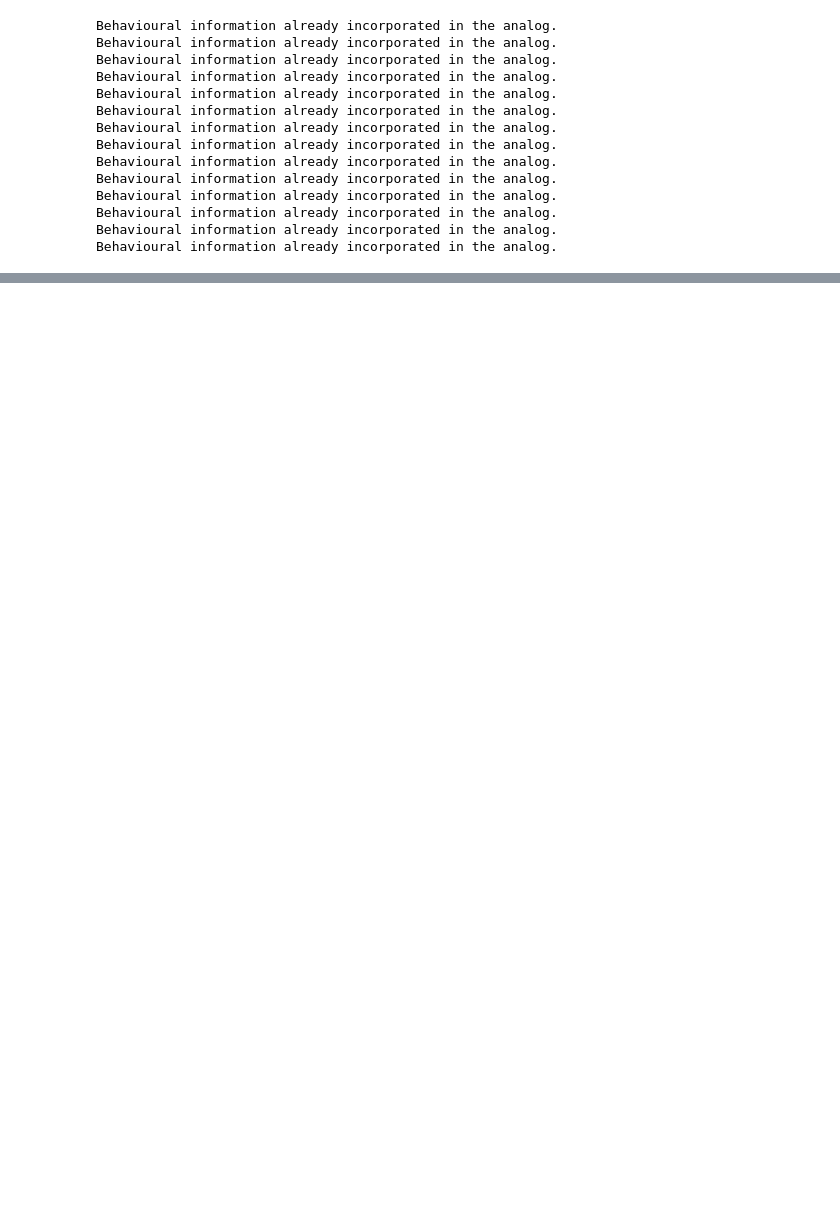
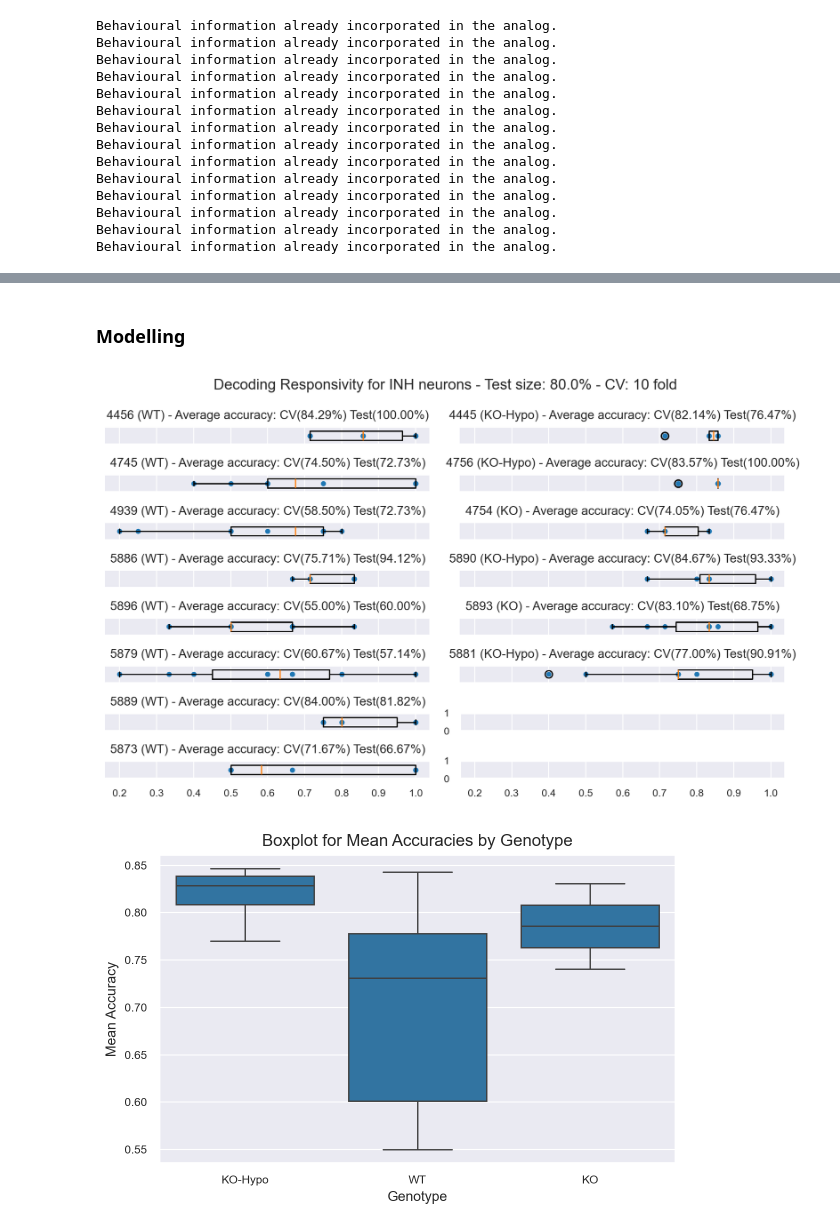
Before and after one commit to OuraniaSem/Percephone, a Jupyter notebook: Figures/Decoding_responsivity.ipynb, the cells around one changed output, grey strips where cells are left out. Saved outputs shown, nothing was run; the diff lists cells and outputs as text; code cells hidden in the pictures; blank space fills up the shorter version.

```diff
--- a/Figures/Decoding_responsivity.ipynb
+++ b/Figures/Decoding_responsivity.ipynb
@@ -149,0 +230,8 @@ array([0., 0., 0., ..., 0., 0., 0.])
+# %% [markdown]
+### Modelling
+# %%
+log_mod = LogisticRegression(penalty="l2", C=1)
+apply_model(recs, "Responsivity", log_mod, exc_neurons=False, inh_neurons=True, test_size=0.8, cv=10)
+# %% [output]
+[figure, added]
+[figure, added]
```
Also changed, not shown: parts of 15 cells of this notebook.
